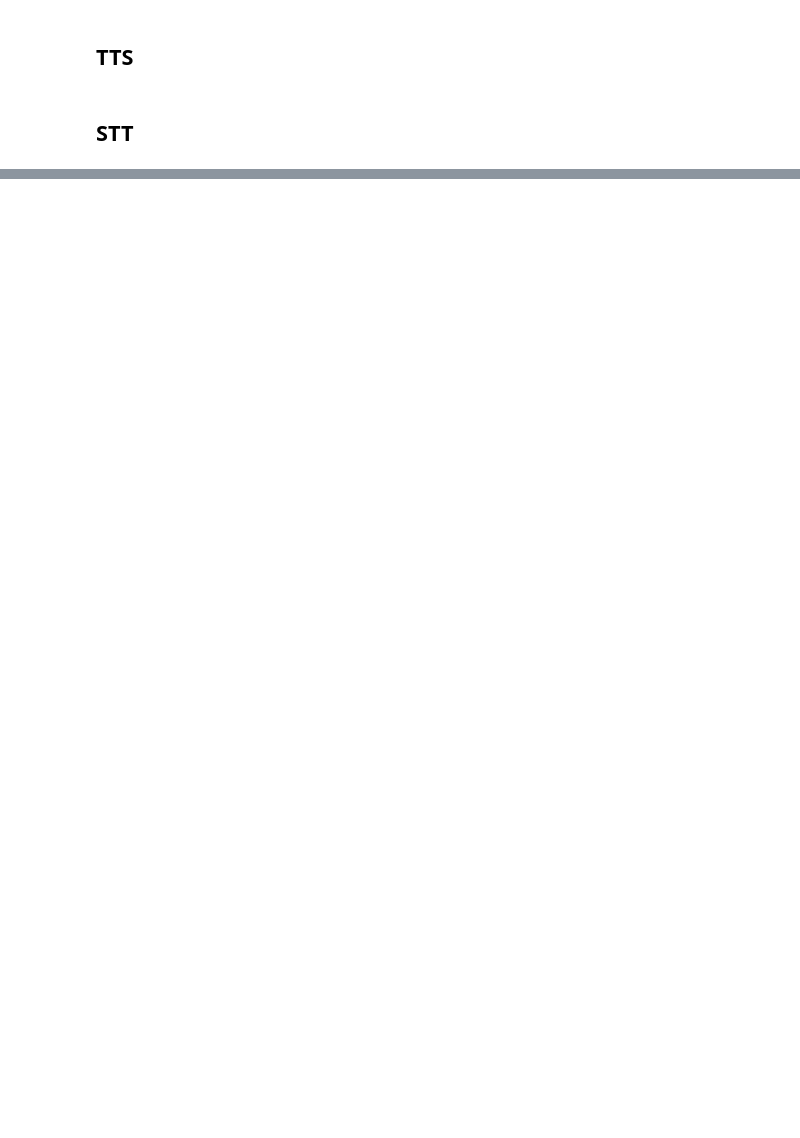
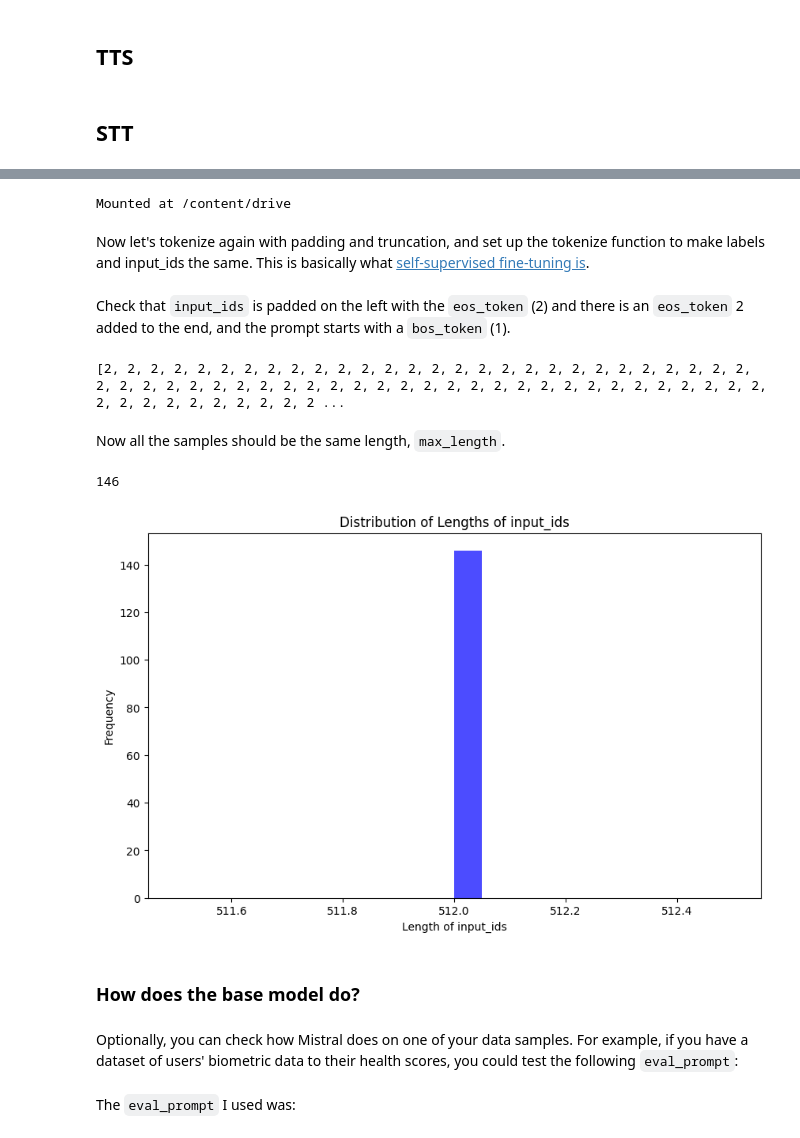
Before and after one commit to TechtenPlanet/AfricAIED_SASEK, a Jupyter notebook: api/NSMQ_GYM_server_notebook.ipynb, the cells around one changed output, grey strips where cells are left out. Saved outputs shown, nothing was run; the diff lists cells and outputs as text; code cells hidden in the pictures; blank space fills up the shorter version.

```diff
--- a/api/NSMQ_GYM_server_notebook.ipynb
+++ b/api/NSMQ_GYM_server_notebook.ipynb
@@ -438,0 +330,39 @@ print(result[0]['generated_text'])
+# %%
+from google.colab import drive
+drive.mount('/content/drive',force_remount=True)
+# %% [output]
+Mounted at /content/drive
+# %% [markdown]
+Now let's tokenize again with padding and truncation, and set up the tokenize function to make labels and input_ids the same. This is basically what [self-supervised fine-tuning is](https://neptune.ai/blog/self-supervised-learning).
+# %%
+max_length = 512 # This was an appropriate max length for my dataset
+
+def generate_and_tokenize_prompt2(prompt):
+    result = tokenizer(
+        formatting_func(prompt),
+        truncation=True,
+        max_length=max_length,
+        padding="max_length",
+    )
+    result["labels"] = result["input_ids"].copy()
+    return result
+# %%
+tokenized_train_dataset = train_dataset.map(generate_and_tokenize_prompt2)
+tokenized_val_dataset = eval_dataset.map(generate_and_tokenize_prompt2)
+# %% [markdown]
+Check that `input_ids` is padded on the left with the `eos_token` (2) and there is an `eos_token` 2 added to the end, and the prompt starts with a `bos_token` (1).
+# %%
+print(tokenized_train_dataset[1]['input_ids'])
+# %% [output]
+[2, 2, 2, 2, 2, 2, 2, 2, 2, 2, 2, 2, 2, 2, 2, 2, 2, 2, 2, 2, 2, 2, 2, 2, 2, 2, 2, 2, 2, 2, 2, 2, 2, 2, 2, 2, 2, 2, 2, 2, 2, 2, 2, 2, 2, 2, 2, 2, 2, 2, 2, 2, 2, 2, 2, 2, 2, 2, 2, 2, 2, 2, 2, 2, 2, 2, 2 ...
+# %% [markdown]
+Now all the samples should be the same length, `max_length`.
+# %%
+plot_data_lengths(tokenized_train_dataset, tokenized_val_dataset)
+# %% [output]
+146
+[figure, added]
+# %% [markdown]
+### How does the base model do?
+# %% [markdown]
+Optionally, you can check how Mistral does on one of your data samples. For example, if you have a dataset of users' biometric data to their health scores, you could test the following `eval_prompt`:
@@ -438,0 +373,2 @@ print(result[0]['generated_text'])
+# %% [markdown]
+The `eval_prompt` I used was:
```
Also changed, not shown: parts of 58 cells of this notebook.
